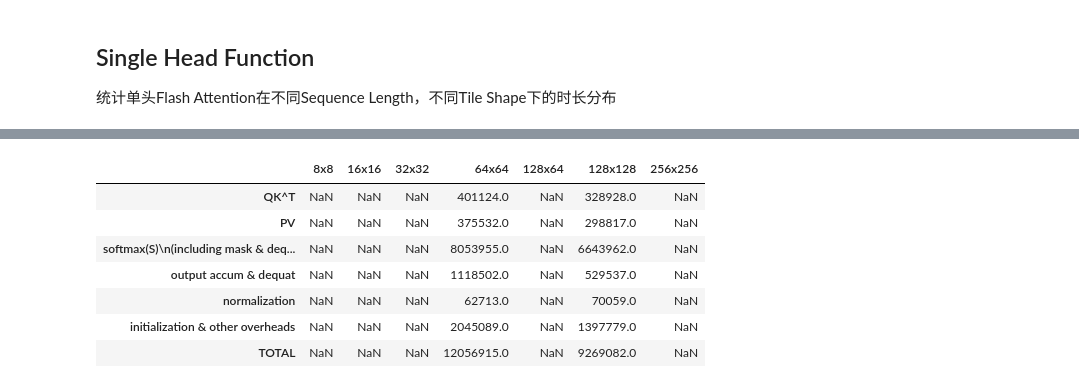
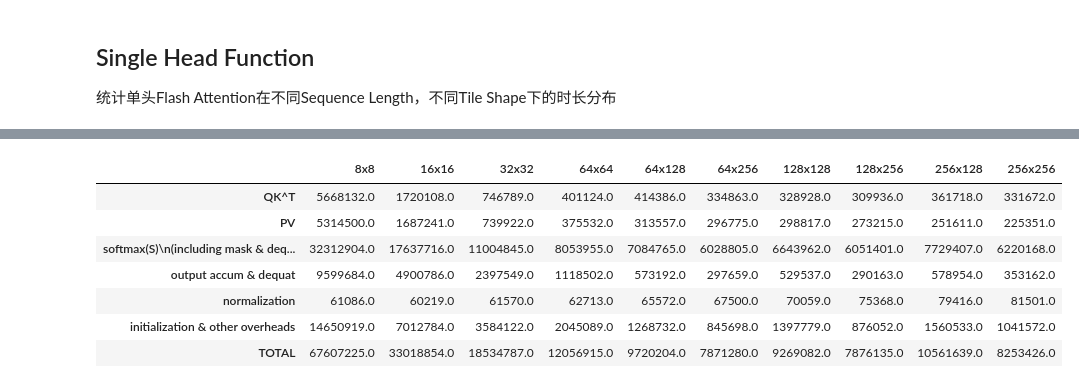
Before and after one commit to YenLaurent/flash-attention-on-chipyard, a Jupyter notebook: analysis/single_head_cycles_cnt.ipynb, the cells around one changed output, grey strips where cells are left out. Drawn from its saved outputs; the diff is of its cells as text; code cells hidden in the pictures.

```diff
--- a/analysis/single_head_cycles_cnt.ipynb
+++ b/analysis/single_head_cycles_cnt.ipynb
@@ -128,16 +128,18 @@ plt.tight_layout()
 # %%
 df_single_head_per_tile = pd.read_excel(io="data/single_head_cycles_cnt.xlsx", sheet_name="Single Head (per tile shape)", header=0, index_col=0)
 df_single_head_per_tile.drop(axis='index', index="单位：周期数 / Head Dimension取64 / Sequence Length固定1k", inplace=True)
+df_single_head_per_tile.drop(labels = "64x512", axis="columns", inplace=True)
+df_single_head_per_tile.drop(labels = "256x512", axis="columns", inplace=True)
 df_single_head_per_tile
 # %% [output]
-|  | 8x8 | 16x16 | 32x32 | 64x64 | 128x64 | 128x128 | 256x256 |
-| QK^T | NaN | NaN | NaN | 401124.0 | NaN | 328928.0 | NaN |
-| PV | NaN | NaN | NaN | 375532.0 | NaN | 298817.0 | NaN |
-| softmax(S)\n(including mask & deq... | NaN | NaN | NaN | 8053955.0 | NaN | 6643962.0 | NaN |
-| output accum & dequat | NaN | NaN | NaN | 1118502.0 | NaN | 529537.0 | NaN |
-| normalization | NaN | NaN | NaN | 62713.0 | NaN | 70059.0 | NaN |
-| initialization & other overheads | NaN | NaN | NaN | 2045089.0 | NaN | 1397779.0 | NaN |
-| TOTAL | NaN | NaN | NaN | 12056915.0 | NaN | 9269082.0 | NaN |
+|  | 8x8 | 16x16 | 32x32 | 64x64 | 64x128 | 64x256 | 128x128 | 128x256 | 256x128 | 256x256 |
+| QK^T | 5668132.0 | 1720108.0 | 746789.0 | 401124.0 | 414386.0 | 334863.0 | 328928.0 | 309936.0 | 361718.0 | 331672.0 |
+| PV | 5314500.0 | 1687241.0 | 739922.0 | 375532.0 | 313557.0 | 296775.0 | 298817.0 | 273215.0 | 251611.0 | 225351.0 |
+| softmax(S)\n(including mask & deq... | 32312904.0 | 17637716.0 | 11004845.0 | 8053955.0 | 7084765.0 | 6028805.0 | 6643962.0 | 6051401.0 | 7729407.0 | 6220168.0 |
+| output accum & dequat | 9599684.0 | 4900786.0 | 2397549.0 | 1118502.0 | 573192.0 | 297659.0 | 529537.0 | 290163.0 | 578954.0 | 353162.0 |
+| normalization | 61086.0 | 60219.0 | 61570.0 | 62713.0 | 65572.0 | 67500.0 | 70059.0 | 75368.0 | 79416.0 | 81501.0 |
+| initialization & other overheads | 14650919.0 | 7012784.0 | 3584122.0 | 2045089.0 | 1268732.0 | 845698.0 | 1397779.0 | 876052.0 | 1560533.0 | 1041572.0 |
+| TOTAL | 67607225.0 | 33018854.0 | 18534787.0 | 12056915.0 | 9720204.0 | 7871280.0 | 9269082.0 | 7876135.0 | 10561639.0 | 8253426.0 |
 # %%
 df_withoutTotal = df_single_head_per_tile.drop(index="TOTAL", inplace=False)
 operations = df_withoutTotal.index.tolist()
```
Also changed, not shown: parts of 3 cells of this notebook, 8 other files.
